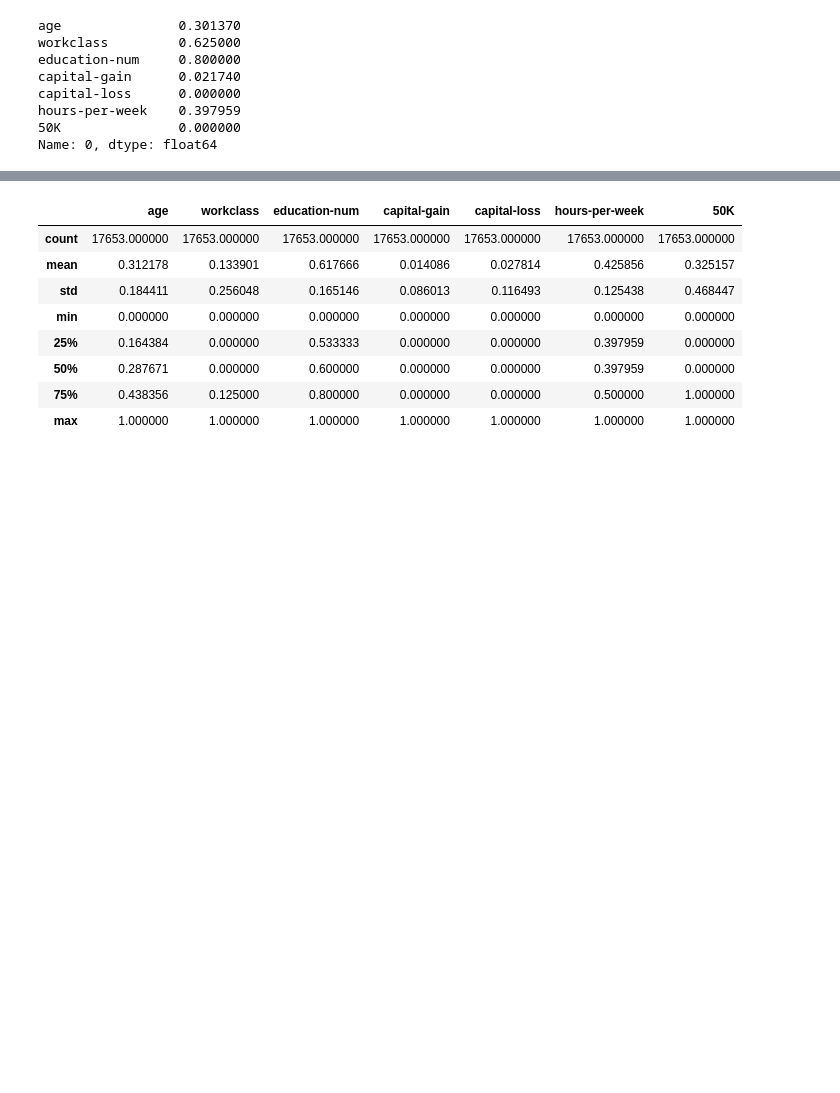
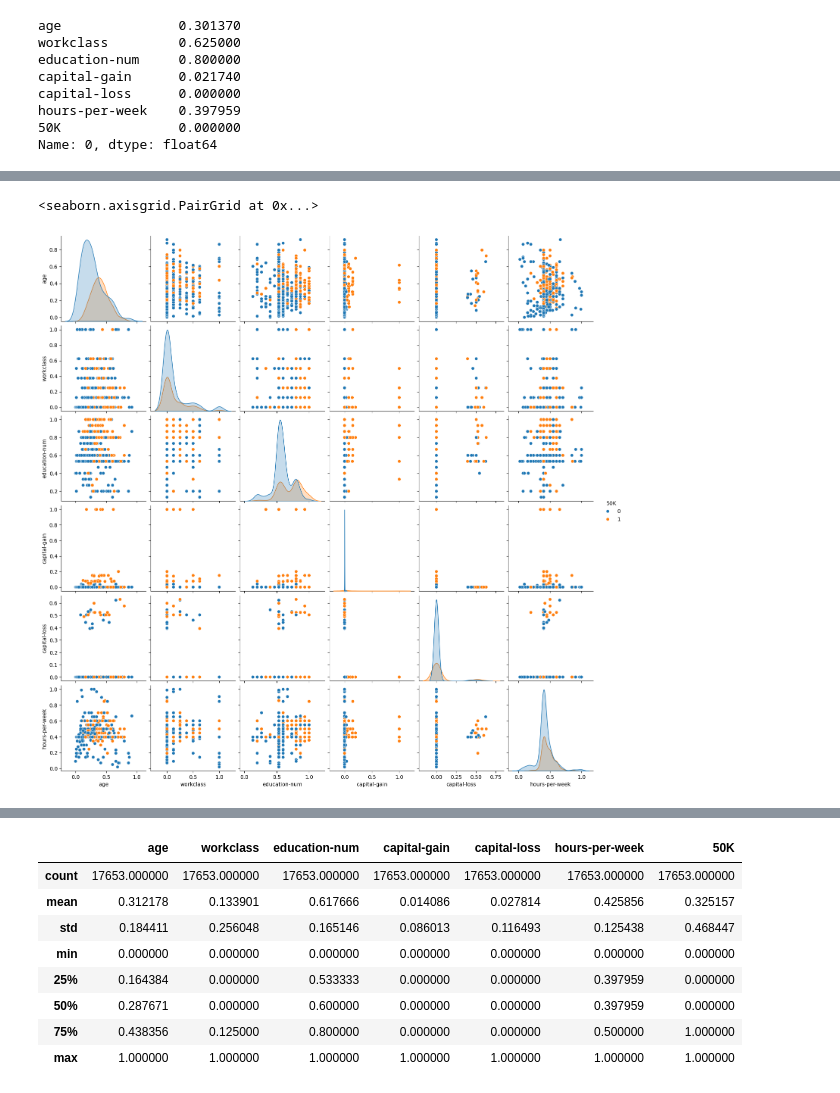
Before and after one commit to cwl02716/pareto-optimal-recourse, a Jupyter notebook: src/test.ipynb, the cells around one changed output, grey strips where cells are left out. Saved outputs shown, nothing was run; the diff lists cells and outputs as text; code cells hidden in the pictures; blank space fills up the shorter version.

Commit message:
feat: visualize graph and do dominant points algo

```diff
--- a/src/test.ipynb
+++ b/src/test.ipynb
@@ -28,5 +28,8 @@ Name: 3, dtype: float64
 # %%
-sns.pairplot(df.sample(1000), hue="50K")
+sns.pairplot(df.sample(512), hue="50K")
+# %% [output]
+<seaborn.axisgrid.PairGrid at 0x...>
+[figure, added]
 # %%
 sns.pairplot(df_small, hue="50K")
 # %% [output]
```
Also changed, not shown: parts of 8 cells of this notebook, 3 other files.
